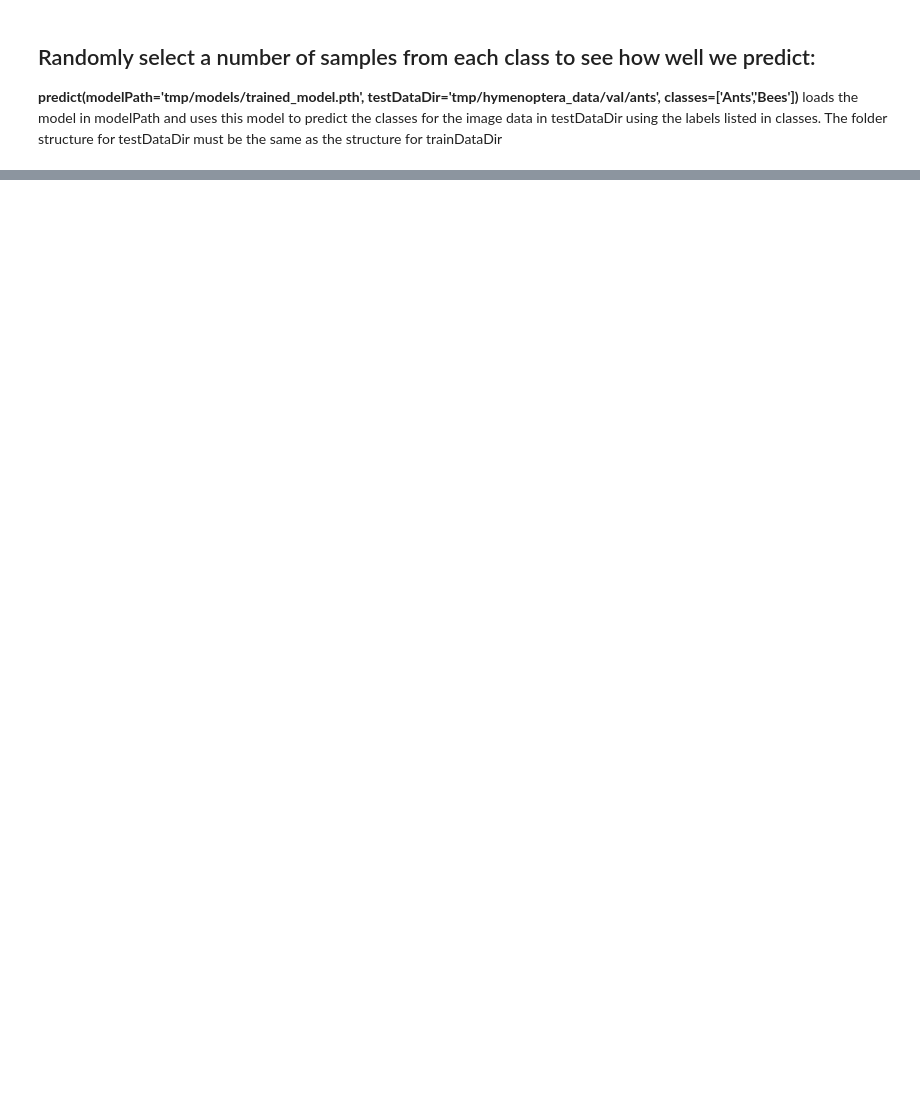
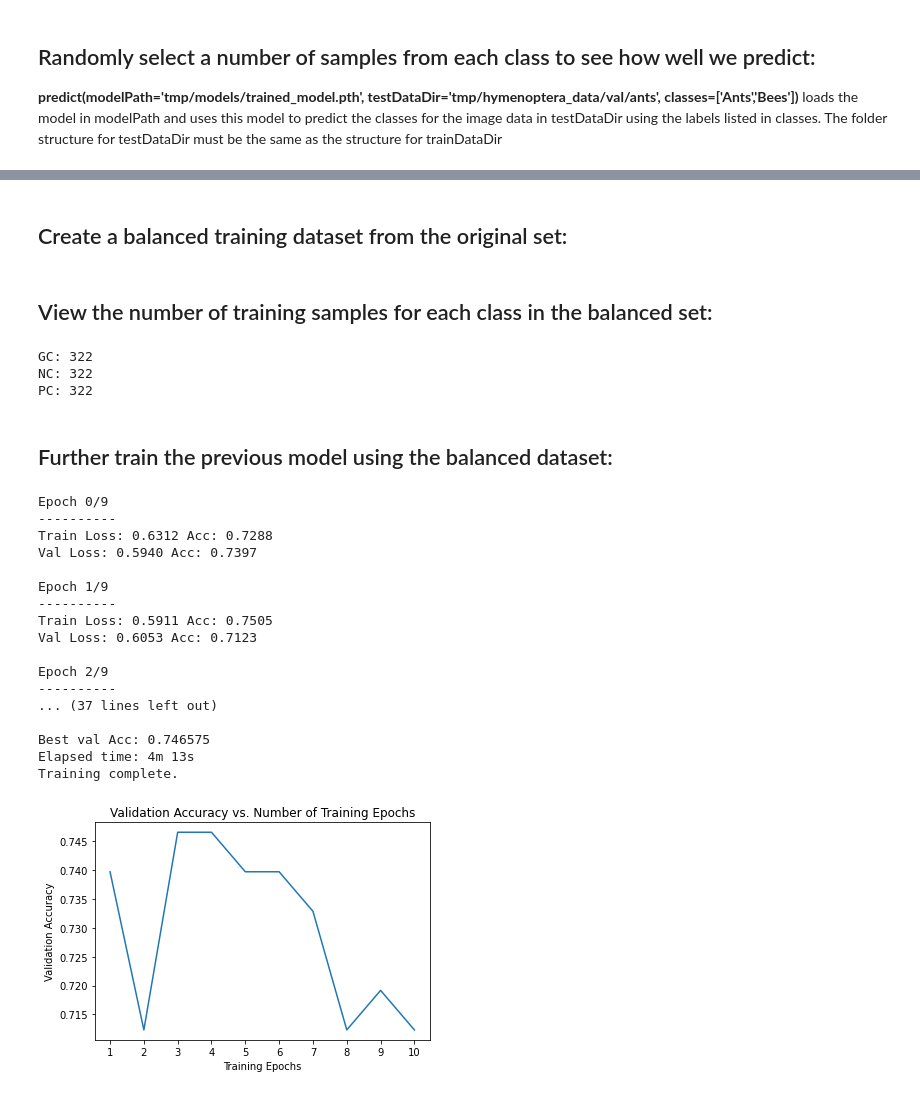
Before and after one commit to NHERI-SimCenter/BRAILS, a Jupyter notebook: notebooks/BRAILS_TransferLearning.ipynb, the cells around one changed output, grey strips where cells are left out. Drawn from its saved outputs; the diff is of its cells as text; code cells hidden in the pictures; blank space fills up the shorter version.

Commit message:
Updated the example to re-train the preliminary model using a balanced version of the dataset

```diff
--- a/notebooks/BRAILS_TransferLearning.ipynb
+++ b/notebooks/BRAILS_TransferLearning.ipynb
@@ -172,0 +186,2 @@ Actual class: NC
+# %% [markdown]
+## Create a balanced training dataset from the original set:
@@ -172,0 +198,36 @@ Actual class: NC
+# %% [markdown]
+## View the number of training samples for each class in the balanced set:
+# %%
+im = os.listdir('task5/data_reduced/train/GC')
+print(f'GC: {len(im)}')
+im = os.listdir('task5/data_reduced/train/NC')
+print(f'NC: {len(im)}')
+im = os.listdir('task5/data_reduced/train/PC')
+print(f'PC: {len(im)}')
+# %% [output]
+GC: 322
+NC: 322
+PC: 322
+# %% [markdown]
+## Further train the previous model using the balanced dataset:
+# %%
+imClassifier.retrain(trainDataDir='task5/data_reduced',nepochs=10)
+# %% [output]
+Epoch 0/9
+----------
+Train Loss: 0.6312 Acc: 0.7288
+Val Loss: 0.5940 Acc: 0.7397
+
+Epoch 1/9
+----------
+Train Loss: 0.5911 Acc: 0.7505
+Val Loss: 0.6053 Acc: 0.7123
+
+Epoch 2/9
+----------
+... (37 lines left out)
+
+Best val Acc: 0.746575
+Elapsed time: 4m 13s
+Training complete.
+[figure, added]
```
Also changed, not shown: parts of 10 cells of this notebook.
